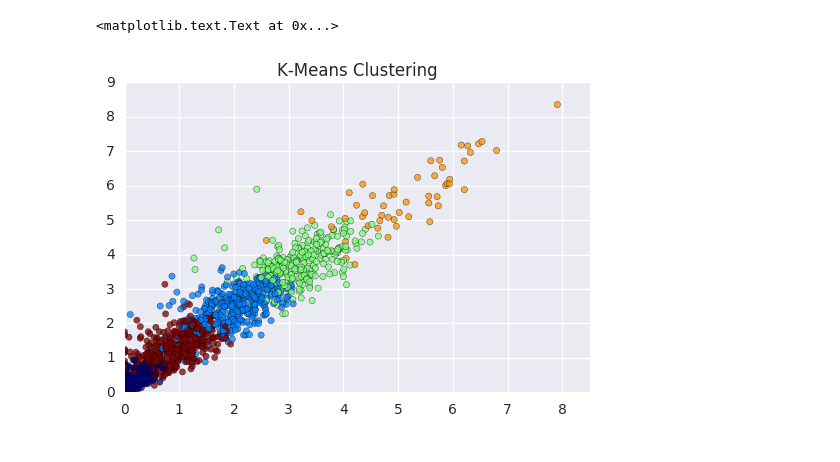
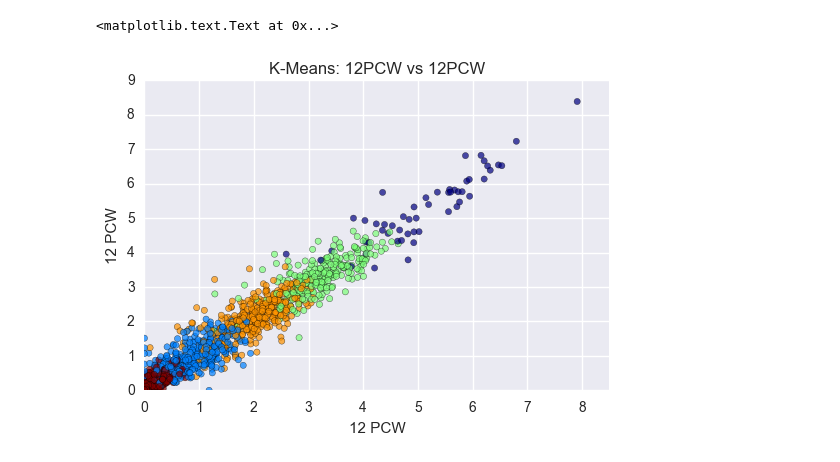
Before and after one commit to UW-Biol419-Wi2017/SpontaneousActivity, a Jupyter notebook: KMeans on R50 data.ipynb, the cells around one changed output. Drawn from its saved outputs; the diff is of its cells as text; code cells hidden in the pictures.

```diff
--- a/KMeans on R50 data.ipynb
+++ b/KMeans on R50 data.ipynb
@@ -19,18 +21,20 @@ just_data = new_data.ix[:,:11].values
 # %%
 km = KMeans(n_clusters = 5)
 km.fit(just_data)
 
 group = km.labels_
 
-plt.scatter(just_data[:,0],just_data[:,1],
-            alpha=0.75, c=group, cmap='jet')
+plt.scatter(just_data[:,0],just_data[:,3],
+            alpha=0.7, c=group, cmap='jet')
 
 plt.xlim([0,8.5])
 plt.ylim([0,9])
-plt.title('K-Means Clustering')
+plt.title('K-Means: 12PCW vs 12PCW')
+plt.xlabel("12 PCW")
+plt.ylabel("12 PCW")
 # %% [output]
 <matplotlib.text.Text at 0x...>
-[figure, old version]
+[figure, new version]
 # %%
 pd.DataFrame(just_data[:,:]).head()
 Predict = pd.DataFrame(group)
```
Also changed, not shown: parts of 14 cells of this notebook, 2 other files.
